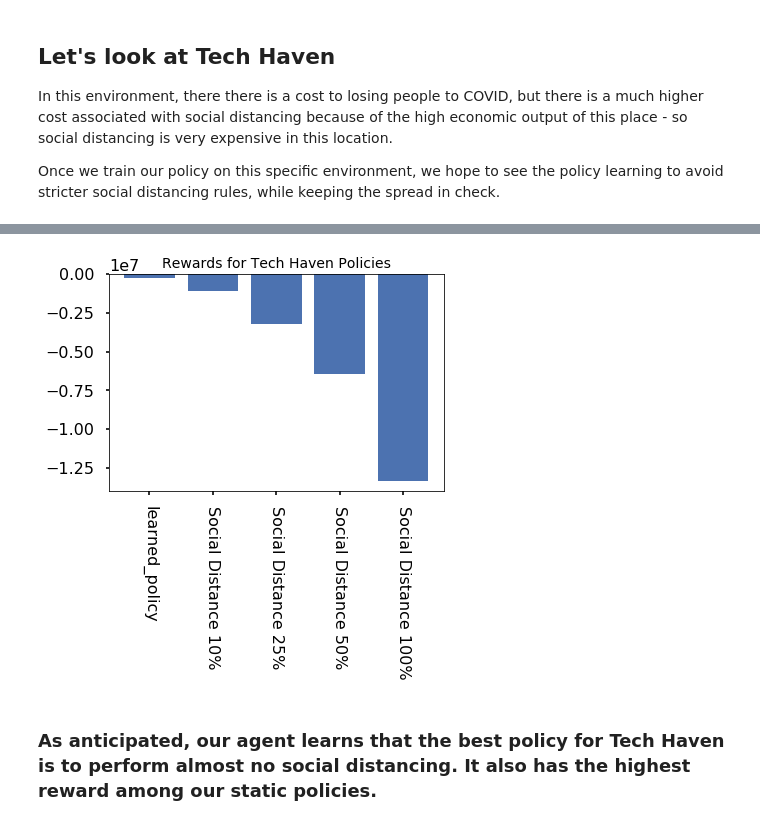
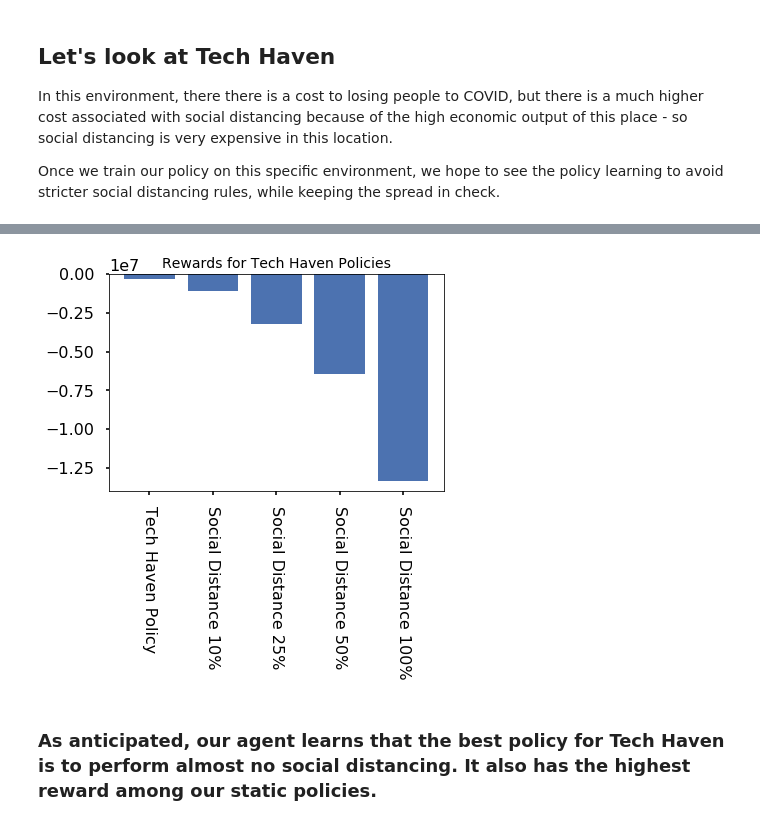
Before and after one commit to chnsh/causal_RL, a Jupyter notebook: covid19_simulator.ipynb, the cells around one changed output, grey strips where cells are left out. Drawn from its saved outputs; the diff is of its cells as text; code cells hidden in the pictures.

```diff
--- a/covid19_simulator.ipynb
+++ b/covid19_simulator.ipynb
@@ -142,7 +142,7 @@ policies = {
     "Social Distance 100%": SocialDistancingPolicy(1.0),
 }
 # %%
-def augment_policies(default_policies, policy, policy_name='learned_policy'):
+def augment_policies(default_policies, policy, policy_name):
     policies = dict(default_policies)
     policies[policy_name] = policy
     return policies
@@ -408,8 +410,8 @@ plot_sample_trajectory(rich_env, augment_policies(policies, rich_learned_policy)
 # %%
 
-plot_reward_bars(rich_env, augment_policies(policies, rich_learned_policy), "Rewards for Tech Haven Policies")
+plot_reward_bars(rich_env, augment_policies(policies, rich_learned_policy, "Tech Haven Policy"), "Rewards for Tech Haven Policies")
 # %% [output]
-[figure, old version]
+[figure, new version]
 # %% [markdown]
 ### As anticipated, our agent learns that the best policy for Tech Haven is to perform almost no social distancing. It also has the highest reward among our static policies.
 # %% [markdown]
```
Also changed, not shown: parts of 7 cells of this notebook.
